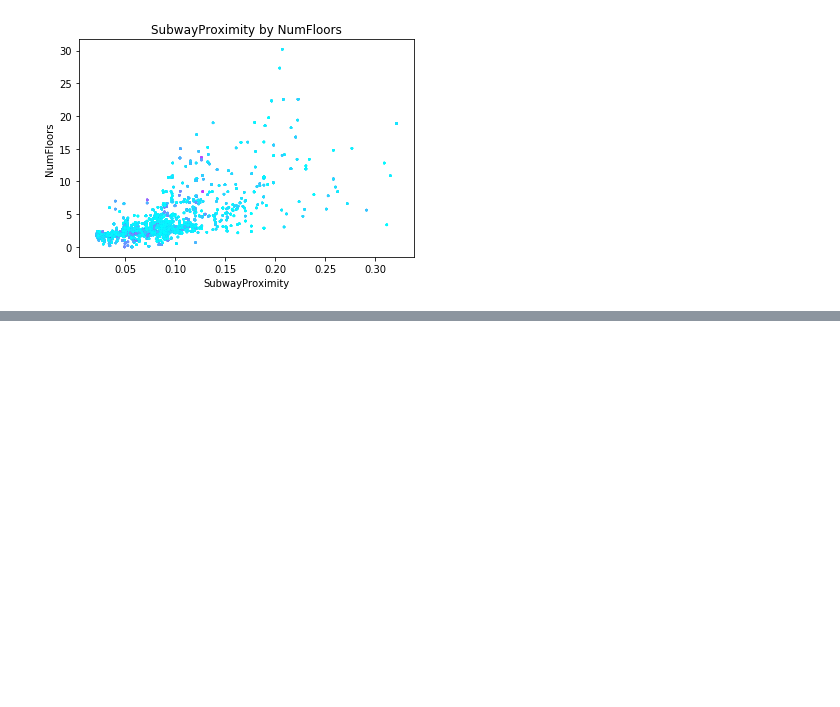
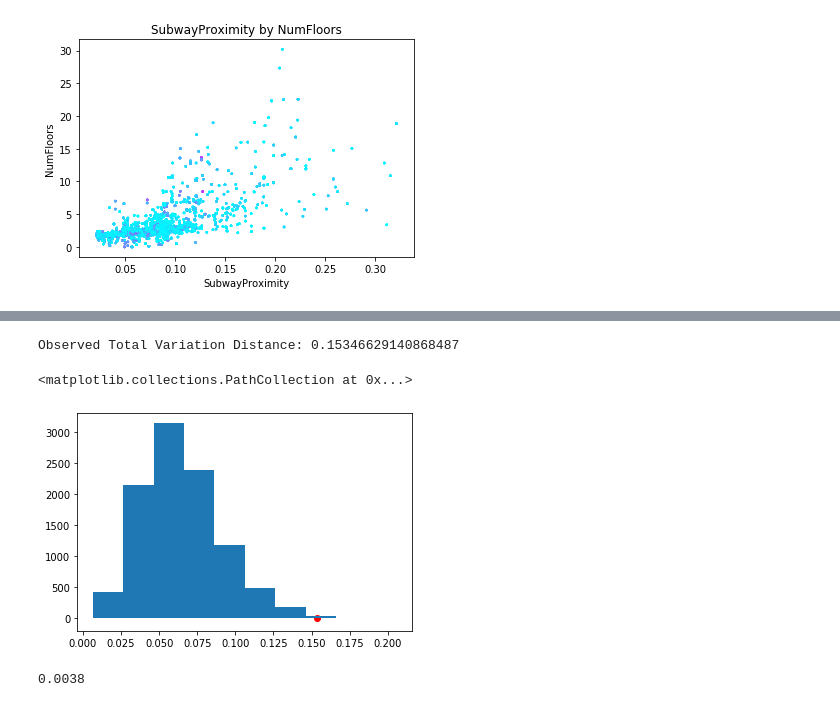
Before and after one commit to benduong2001/ArcGIS_Project_nyc_traffic, a Jupyter notebook: arcgis_project_nyc_traffic_part3_EDA.ipynb, the cells around one changed output, grey strips where cells are left out. Cells and saved outputs as stored; diff of their text form; code cells hidden in the pictures; blank space fills up the shorter version.

```diff
--- a/arcgis_project_nyc_traffic_part3_EDA.ipynb
+++ b/arcgis_project_nyc_traffic_part3_EDA.ipynb
@@ -592,0 +450,37 @@ ax
+# %%
+def get_tvd(dist1, dist2):
+    tvd = (
+        (dist1-dist2).abs()
+    ).sum() * 0.5
+    return tvd
+# %%
+OBSERVED_TVD = get_tvd(MAIN_TRAFFIC_LANDUSE_PDIST, HEAVY_TRAFFIC_LANDUSE_PDIST)
+print("Observed Total Variation Distance: {0}".format(str(OBSERVED_TVD)))
+# %% [output]
+Observed Total Variation Distance: 0.15346629140868487
+# %%
+SAMPLE_SIZE = 100
+RANDOM_SAMPLE = np.random.multinomial(SAMPLE_SIZE, MAIN_TRAFFIC_LANDUSE_PDIST)/SAMPLE_SIZE
+SAMPLE_TRAFFIC_LANDUSE_PDIST = RANDOM_SAMPLE
+SAMPLE_TVD = get_tvd(SAMPLE_TRAFFIC_LANDUSE_PDIST, HEAVY_TRAFFIC_LANDUSE_PDIST)
+# %%
+T = 10000
+SAMPLE_SIZE = 100
+TEST_STATS = []
+for i in range(T):
+    RANDOM_SAMPLE = np.random.multinomial(SAMPLE_SIZE, MAIN_TRAFFIC_LANDUSE_PDIST)/SAMPLE_SIZE
+    SAMPLE_TRAFFIC_LANDUSE_PDIST = RANDOM_SAMPLE
+    SAMPLE_TVD = get_tvd(SAMPLE_TRAFFIC_LANDUSE_PDIST, MAIN_TRAFFIC_LANDUSE_PDIST)
+    TEST_STATS.append(SAMPLE_TVD)
+# %%
+plt.hist(TEST_STATS)
+plt.scatter(OBSERVED_TVD, 0, c="red")
+# %% [output]
+<matplotlib.collections.PathCollection at 0x...>
+[figure, added]
+# %%
+p_value = (np.array(TEST_STATS) >= OBSERVED_TVD).mean()
+
+p_value
+# %% [output]
+0.0038
```
Also changed, not shown: parts of 50 cells of this notebook.
